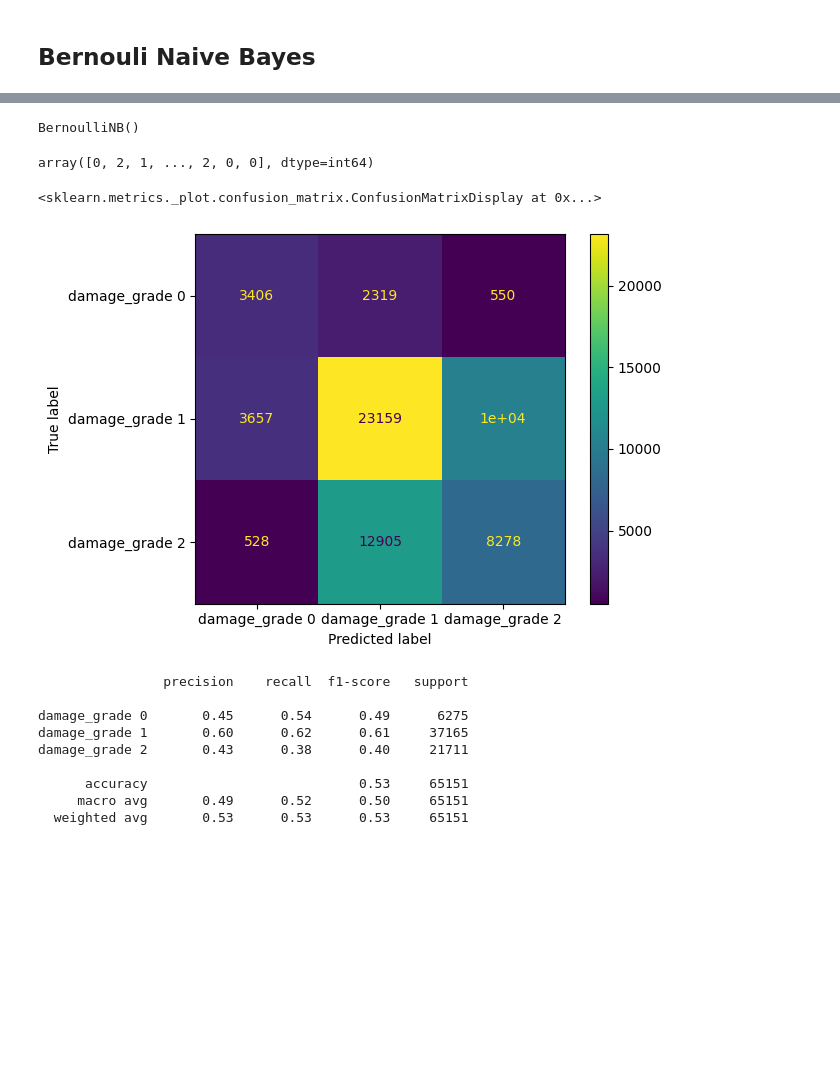
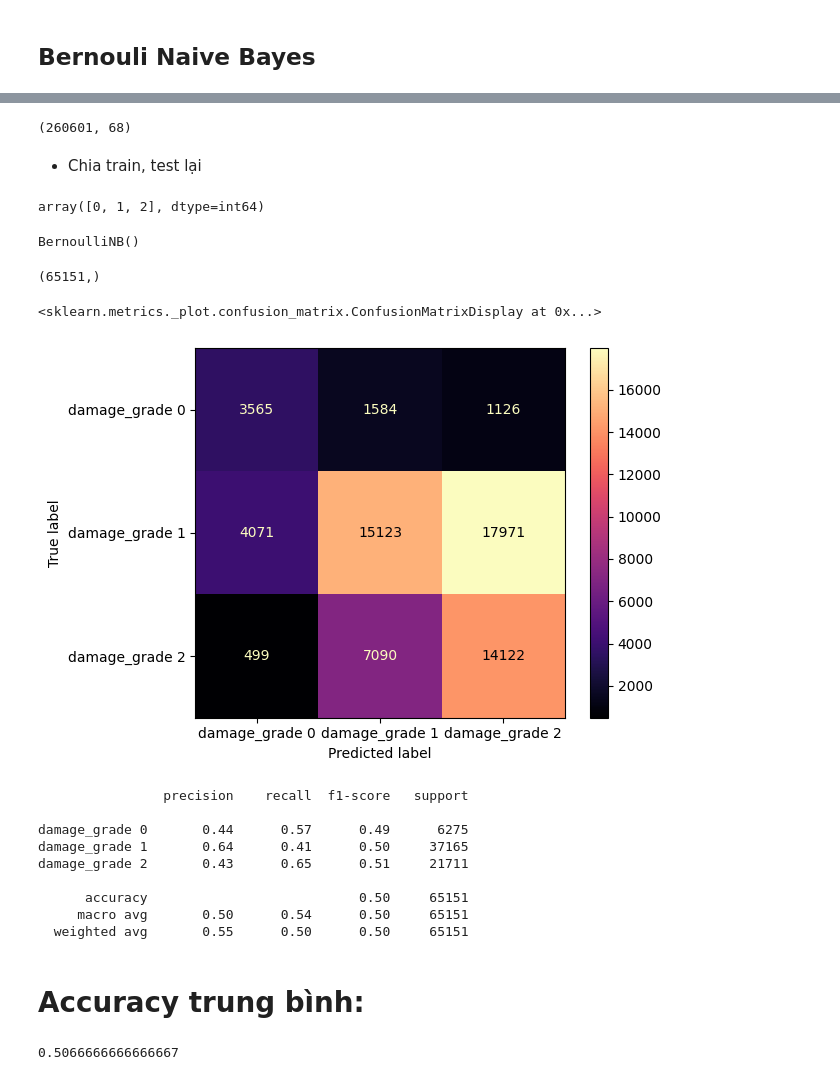
Before and after one commit to anbit192/earthquake, a Jupyter notebook: naive_bayes.ipynb, the cells around one changed output, grey strips where cells are left out. Cells and saved outputs as stored; diff of their text form; code cells hidden in the pictures; blank space fills up the shorter version.

```diff
--- a/naive_bayes.ipynb
+++ b/naive_bayes.ipynb
@@ -15,9 +15,10 @@ from sklearn.preprocessing import StandardScaler, MinMaxScaler
 ## Đọc dữ liệu và chuyển biến phân loại dạng string về int
 # %%
 X = pd.read_csv("data/train_values.csv", index_col="building_id")
-X = map_str_values(X)
+temp_X = X.copy()
+mapped_X = map_str_values(X)
 # X = remove_categorical_vars(X)
-X
+temp_X
 # %% [output]
 |  | geo_level_1_id | geo_level_2_id | geo_level_3_id | count_floors_pre_eq | age | area_percentage | ... |
 | building_id |  |  |  |  |  |  | ... |
@@ -264,3 +214,15 @@ damage_grade 2       0.39      0.90      0.55     21711
+# %%
+encoded_X = pd.get_dummies(temp_X)
+encoded_X.shape
+# %% [output]
+(260601, 68)
+# %% [markdown]
+- Chia train, test lại
+# %%
+X_train, X_test, Y_train, Y_test = train_test_split(encoded_X, Y , test_size=0.25, random_state=192)
+np.unique(Y_train)
+# %% [output]
+array([0, 1, 2], dtype=int64)
 # %%
 bernNB = BernoulliNB()
 bernNB.fit(X_train, Y_train)
@@ -268,24 +230,30 @@ bernNB.fit(X_train, Y_train)
 BernoulliNB()
 # %%
 Y_pred = bernNB.predict(X_test)
-Y_pred
+Y_pred.shape
 # %% [output]
-array([0, 2, 1, ..., 2, 0, 0], dtype=int64)
+(65151,)
 # %%
 cm = metrics.confusion_matrix(Y_test, Y_pred)
-metrics.ConfusionMatrixDisplay(cm, display_labels=["damage_grade 0", "damage_grade 1", "damage_grade 2"]).plot()
+metrics.ConfusionMatrixDisplay(cm, display_labels=["damage_grade 0", "damage_grade 1", "damage_grade 2"]).plot(cmap="magma")
 # %% [output]
 <sklearn.metrics._plot.confusion_matrix.ConfusionMatrixDisplay at 0x...>
-[figure, old version]
+[figure, new version]
 # %%
 print(metrics.classification_report(Y_test, Y_pred, target_names=["damage_grade 0", "damage_grade 1", "damage_grade 2"]))
 # %% [output]
                 precision    recall  f1-score   support
 
-damage_grade 0       0.45      0.54      0.49      6275
-damage_grade 1       0.60      0.62      0.61     37165
-damage_grade 2       0.43      0.38      0.40     21711
+damage_grade 0       0.44      0.57      0.49      6275
+damage_grade 1       0.64      0.41      0.50     37165
+damage_grade 2       0.43      0.65      0.51     21711
 
-      accuracy                           0.53     65151
-     macro avg       0.49      0.52      0.50     65151
-  weighted avg       0.53      0.53      0.53     65151
+      accuracy                           0.50     65151
+     macro avg       0.50      0.54      0.50     65151
+  weighted avg       0.55      0.50      0.50     65151
+# %% [markdown]
+# Accuracy trung bình:
+# %%
+(0.57 + 0.42 + 0.53)/3
+# %% [output]
+0.5066666666666667
```
Also changed, not shown: parts of 38 cells of this notebook, 1 other file.
